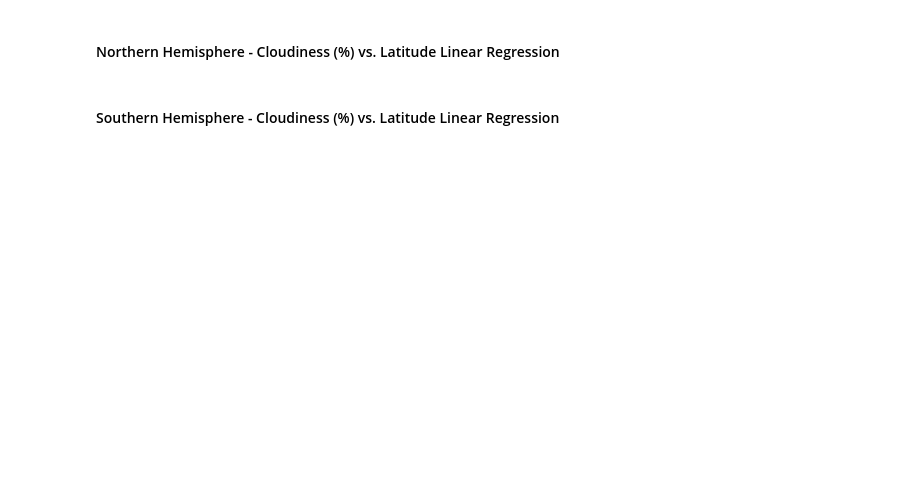
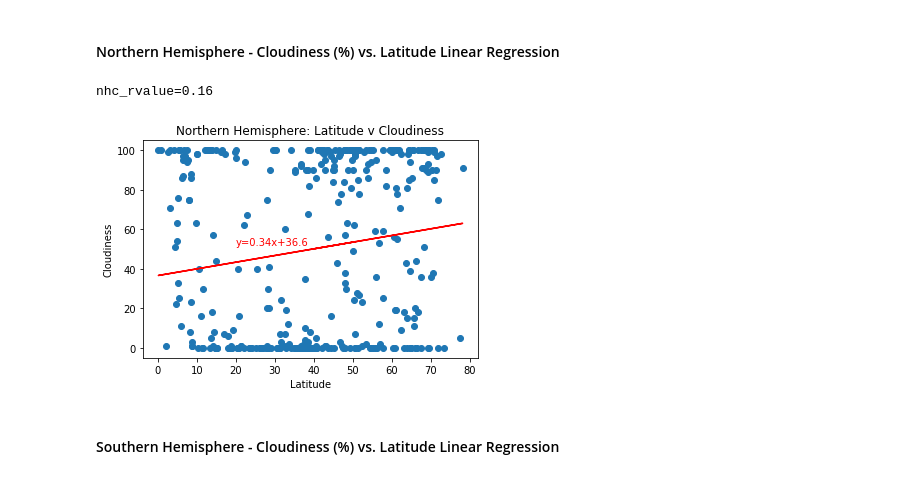
Before and after one commit to gabrielmacey/python_api_challenge, a Jupyter notebook: WeatherPy/WeatherPy.ipynb, the cells around one changed output. Saved outputs shown, nothing was run; the diff lists cells and outputs as text; code cells hidden in the pictures; blank space fills up the shorter version.

```diff
--- a/WeatherPy/WeatherPy.ipynb
+++ b/WeatherPy/WeatherPy.ipynb
@@ -337,4 +345,22 @@ shh_rvalue=0.34
 # %% [markdown]
 ####  Northern Hemisphere - Cloudiness (%) vs. Latitude Linear Regression
+# %%
+nhc_x_value = northern_data["Latitude"]
+nhc_y_value = northern_data["Cloudiness"]
+(nhc_slope, nhc_intercept, nhc_rvalue, nhc_pvalue, nhc_stderr)=linregress(nhc_x_value,nhc_y_value)
+nhc_regress_value = nhc_x_value * nhc_slope + nhc_intercept
+nhc_line_eq = "y=" + str(round(nhc_slope,2)) + "x+" + str(round(nhc_intercept,2))
+plt.scatter(nhc_x_value,nhc_y_value)
+plt.plot(nhc_x_value, nhc_regress_value, "r-")
+plt.annotate(nhc_line_eq,(20,52), color="red")
+plt.title("Northern Hemisphere: Latitude v Cloudiness")
+plt.xlabel("Latitude")
+plt.ylabel("Cloudiness")
+print(f"nhc_rvalue={round(nhc_rvalue,2)}")
+plt.savefig("Northern_Hemisphere_Cloud_v_Lat.png")
+plt.show()
+# %% [output]
+nhc_rvalue=0.16
+[figure, added]
 # %% [markdown]
 ####  Southern Hemisphere - Cloudiness (%) vs. Latitude Linear Regression
```
Also changed, not shown: parts of 3 cells of this notebook, 3 other files.
